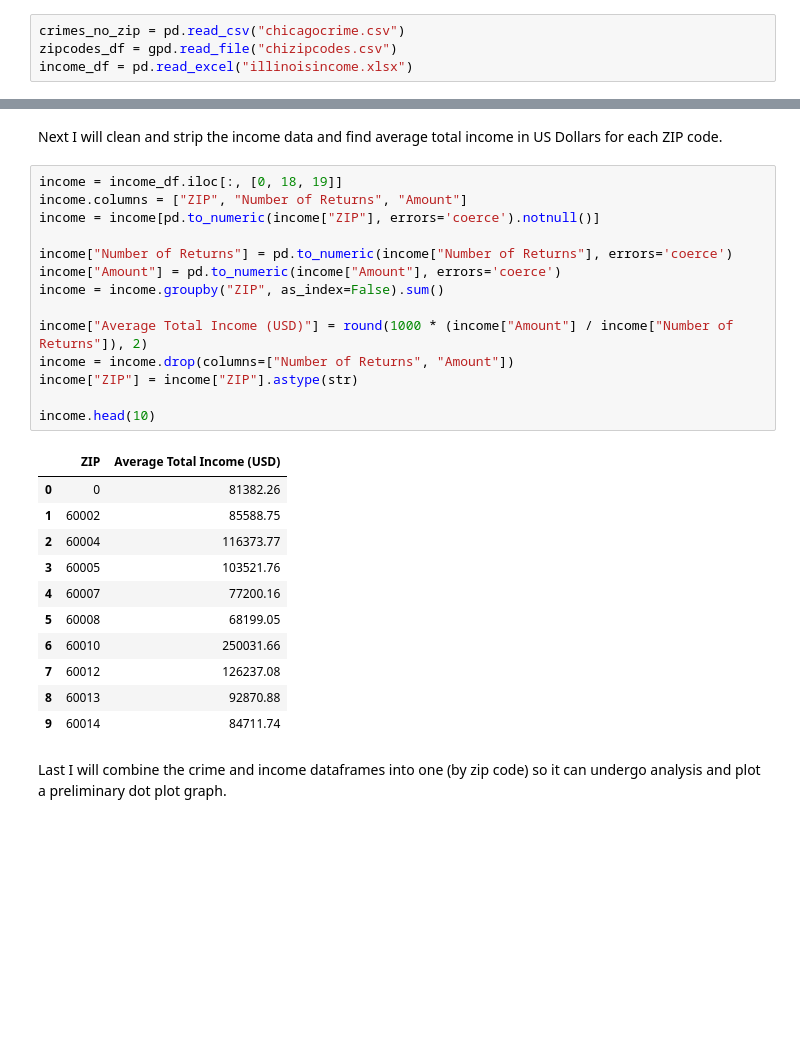
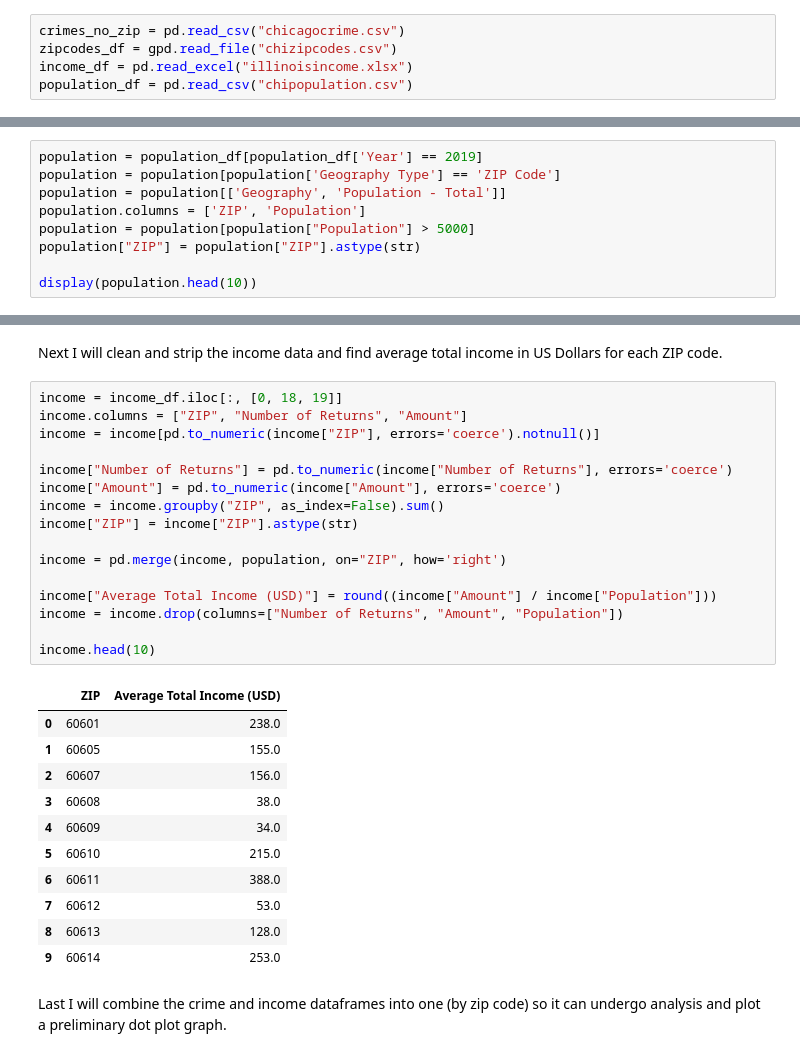
Before and after one commit to rbitton1729/chicagostats, a Jupyter notebook: chicagostats.ipynb, the cells around one changed output, grey strips where cells are left out. Saved outputs shown, nothing was run; the diff lists cells and outputs as text; blank space fills up the shorter version.

```diff
--- a/chicagostats.ipynb
+++ b/chicagostats.ipynb
@@ -106,6 +106,7 @@ You may use the following code to help you load in the data.
 crimes_no_zip = pd.read_csv("chicagocrime.csv")
 zipcodes_df = gpd.read_file("chizipcodes.csv")
 income_df = pd.read_excel("illinoisincome.xlsx")
+population_df = pd.read_csv("chipopulation.csv")
 # %%
 display(crimes_no_zip.head())
 display(zipcodes_df.head())
@@ -145,0 +158,9 @@ crimes_zip = gpd.sjoin(crimes_gdf, zipcodes, how="left", predicate="within").fil
+# %%
+population = population_df[population_df['Year'] == 2019]
+population = population[population['Geography Type'] == 'ZIP Code']
+population = population[['Geography', 'Population - Total']]
+population.columns = ['ZIP', 'Population']
+population = population[population["Population"] > 5000]
+population["ZIP"] = population["ZIP"].astype(str)
+
+display(population.head(10))
@@ -197,29 +233,31 @@ Next I will clean and strip the income data and find average total income in US
 # %%
 income = income_df.iloc[:, [0, 18, 19]]
 income.columns = ["ZIP", "Number of Returns", "Amount"]
 income = income[pd.to_numeric(income["ZIP"], errors='coerce').notnull()]
 
 income["Number of Returns"] = pd.to_numeric(income["Number of Returns"], errors='coerce')
 income["Amount"] = pd.to_numeric(income["Amount"], errors='coerce')
 income = income.groupby("ZIP", as_index=False).sum()
-
-income["Average Total Income (USD)"] = round(1000 * (income["Amount"] / income["Number of Returns"]), 2)
-income = income.drop(columns=["Number of Returns", "Amount"])
 income["ZIP"] = income["ZIP"].astype(str)
 
+income = pd.merge(income, population, on="ZIP", how='right')
+
+income["Average Total Income (USD)"] = round((income["Amount"] / income["Population"]))
+income = income.drop(columns=["Number of Returns", "Amount", "Population"])
+
 income.head(10)
 # %% [output]
 |  | ZIP | Average Total Income (USD) |
-| 0 | 0 | 81382.26 |
-| 1 | 60002 | 85588.75 |
-| 2 | 60004 | 116373.77 |
-| 3 | 60005 | 103521.76 |
-| 4 | 60007 | 77200.16 |
-| 5 | 60008 | 68199.05 |
-| 6 | 60010 | 250031.66 |
-| 7 | 60012 | 126237.08 |
-| 8 | 60013 | 92870.88 |
-| 9 | 60014 | 84711.74 |
+| 0 | 60601 | 238.0 |
+| 1 | 60605 | 155.0 |
+| 2 | 60607 | 156.0 |
+| 3 | 60608 | 38.0 |
+| 4 | 60609 | 34.0 |
+| 5 | 60610 | 215.0 |
+| 6 | 60611 | 388.0 |
+| 7 | 60612 | 53.0 |
+| 8 | 60613 | 128.0 |
+| 9 | 60614 | 253.0 |
 # %% [markdown]
 Last I will combine the crime and income dataframes into one (by zip code) so it can undergo analysis and plot a preliminary dot plot graph.
 # %%
```
Also changed, not shown: parts of 6 cells of this notebook, 1 other file.
